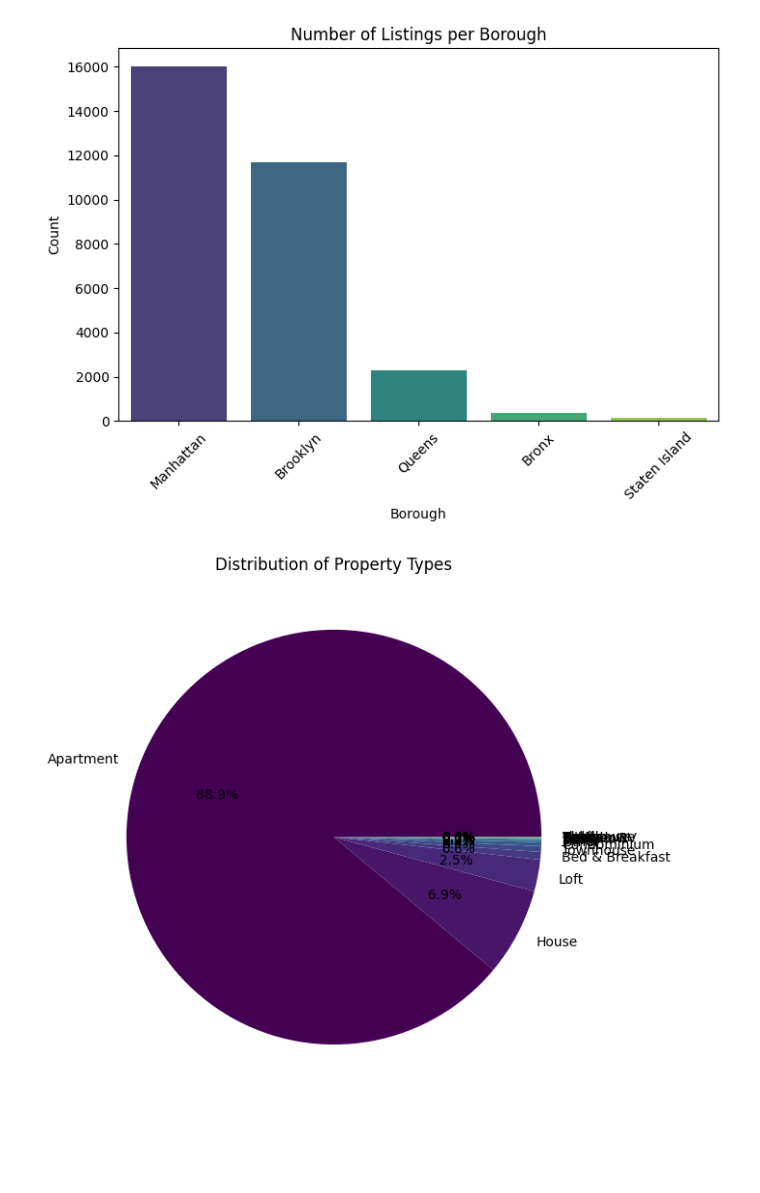
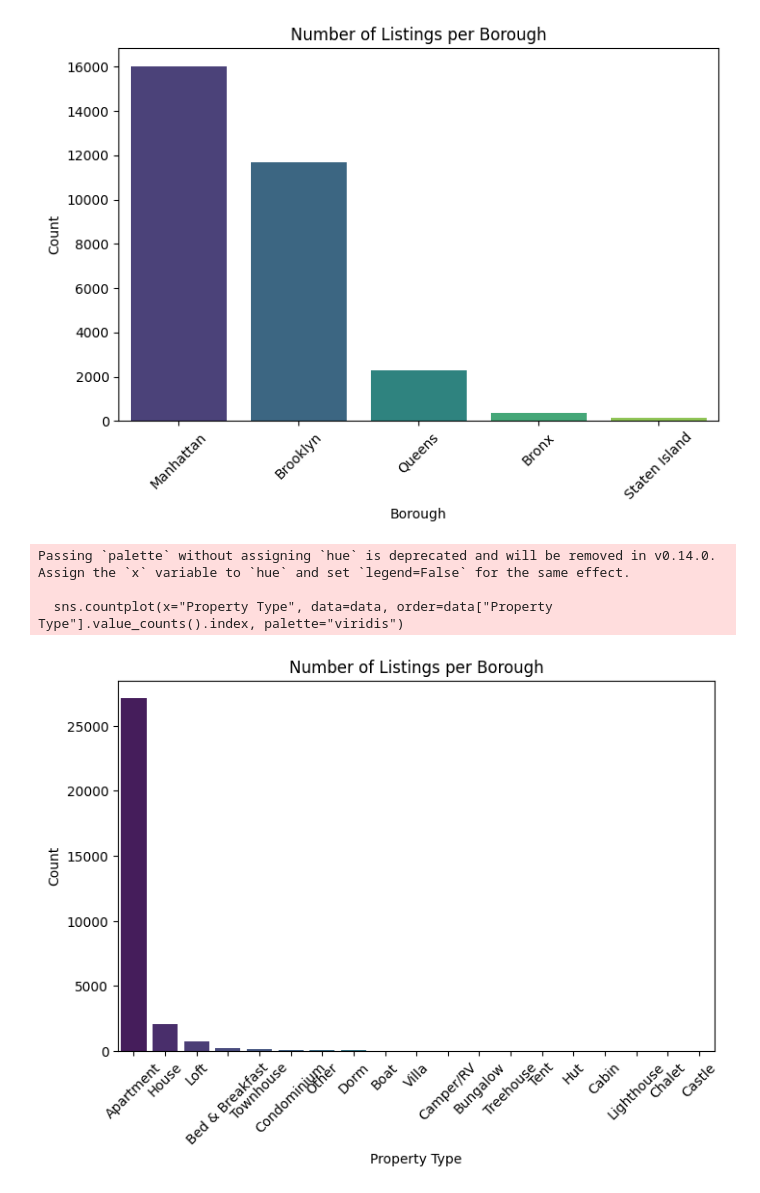
Before and after one commit to anitajn86/DATA-VIZ, a Jupyter notebook: ProjectPartA.ipynb, the cells around one changed output. Drawn from its saved outputs; the diff is of its cells as text; code cells hidden in the pictures; blank space fills up the shorter version.

Commit message:
Data viz

```diff
--- a/ProjectPartA.ipynb
+++ b/ProjectPartA.ipynb
@@ -232,10 +232,16 @@ Passing `palette` without assigning `hue` is deprecated and will be removed in v
   sns.countplot(x="Neighbourhood ", data=data, order=data["Neighbourhood "].value_counts().index, palette="viridis")
 [figure]
 # %%
-#pie chart for property distributions
-data["Property Type"].value_counts().plot(kind="pie", autopct="%1.1f%%", figsize=(7,7), colormap="viridis")
-plt.title("Distribution of Property Types")
-plt.ylabel("")
+#countplot chart for property distributions
+plt.figure(figsize=(8, 5))
+sns.countplot(x="Property Type", data=data, order=data["Property Type"].value_counts().index, palette="viridis")
+plt.xticks(rotation=45)
+plt.title("Number of Listings per Borough")
+plt.xlabel("Property Type")
+plt.ylabel("Count")
 plt.show()
 # %% [output]
+Passing `palette` without assigning `hue` is deprecated and will be removed in v0.14.0. Assign the `x` variable to `hue` and set `legend=False` for the same effect.
+
+  sns.countplot(x="Property Type", data=data, order=data["Property Type"].value_counts().index, palette="viridis")
-[figure, old version]
+[figure, new version]
```
Also changed, not shown: parts of 10 cells of this notebook.
